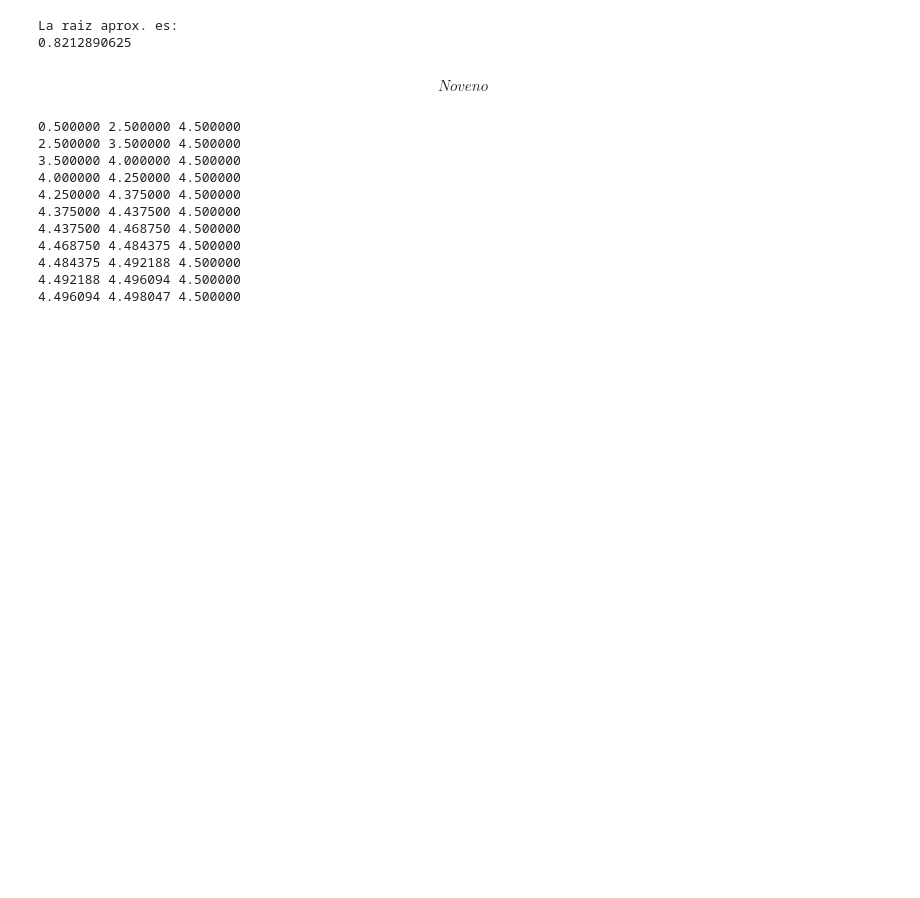
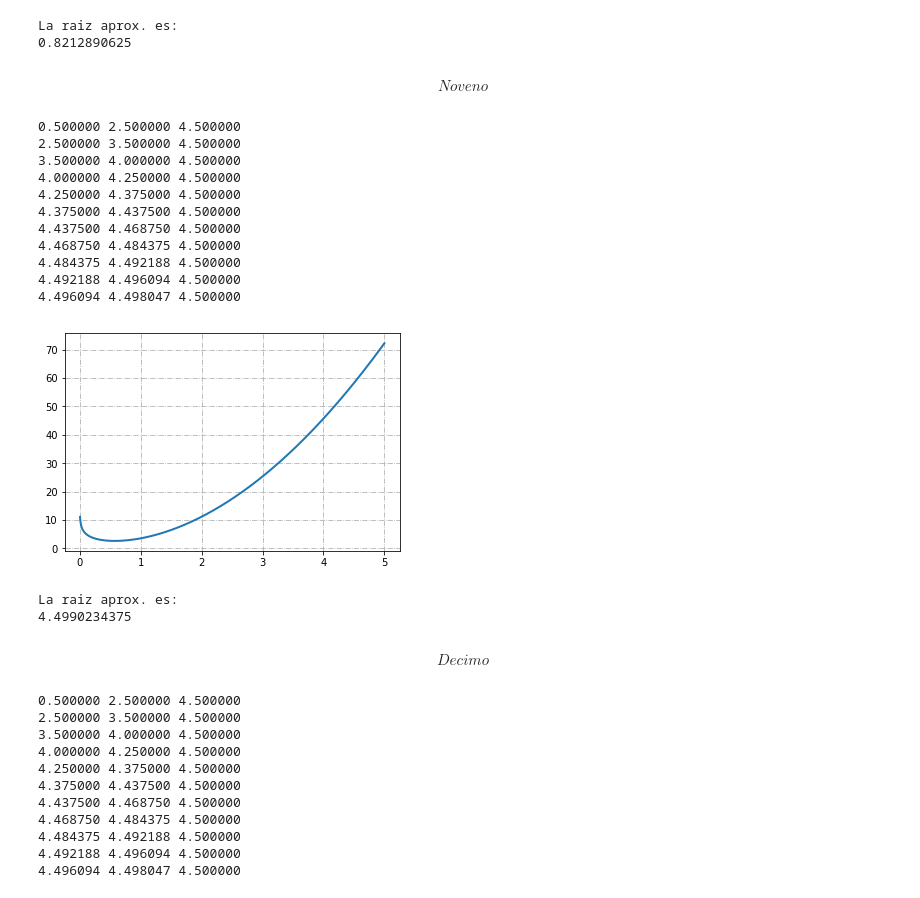
Before and after one commit to JaviAng/nb-mn, a Jupyter notebook: tarea3/tarea3-10.ipynb, the cells around one changed output. Saved outputs shown, nothing was run; the diff lists cells and outputs as text; code cells hidden in the pictures; blank space fills up the shorter version.

Commit message:
añadimos punto 9
Signed-off-by: angordillo05 <angie.gordillo@unillanos.edu.co>

```diff
--- a/tarea3/tarea3-10.ipynb
+++ b/tarea3/tarea3-10.ipynb
@@ -349,6 +351,53 @@ La raiz aprox. es:
 0.8212890625
 # %% [markdown]
 $$Noveno$$
+# %%
+import math
+from numpy import log
+def f(x):
+    return (3*(x**2))+log(5*(x)/(3*(x**3)))-(1/(np.exp(2*(x)+3)))
+tolerancia = 0.001
+%matplotlib inline
+import numpy as np
+import matplotlib.pyplot as plt
+puntos = int(round(1/tolerancia))
+x = np.linspace(0, 5, puntos)
+y = f(x)
+plt.plot(x, y, lw=2)
+plt.grid(True, linestyle='-.')
+a = 0.5
+b = 4.5
+c = (a + b) / 2.0
+while (b - a) / 2.0 > tolerancia:
+    print ("{:f} {:f} {:f}".format(a, c, b))
+    if f(c) == 0:
+        break
+    elif f(a) * f(c) < 0:
+        b = c
+    else:
+        a = c
+    c = (a + b) / 2.0
+# %% [output]
+0.500000 2.500000 4.500000
+2.500000 3.500000 4.500000
+3.500000 4.000000 4.500000
+4.000000 4.250000 4.500000
+4.250000 4.375000 4.500000
+4.375000 4.437500 4.500000
+4.437500 4.468750 4.500000
+4.468750 4.484375 4.500000
+4.484375 4.492188 4.500000
+4.492188 4.496094 4.500000
+4.496094 4.498047 4.500000
+[figure, added]
+# %%
+print("La raiz aprox. es: ")
+print(c)
+# %% [output]
+La raiz aprox. es:
+4.4990234375
+# %% [markdown]
+$$Decimo$$
 # %%
 import math
 def f(x):
```
Also changed, not shown: parts of 5 cells of this notebook.
